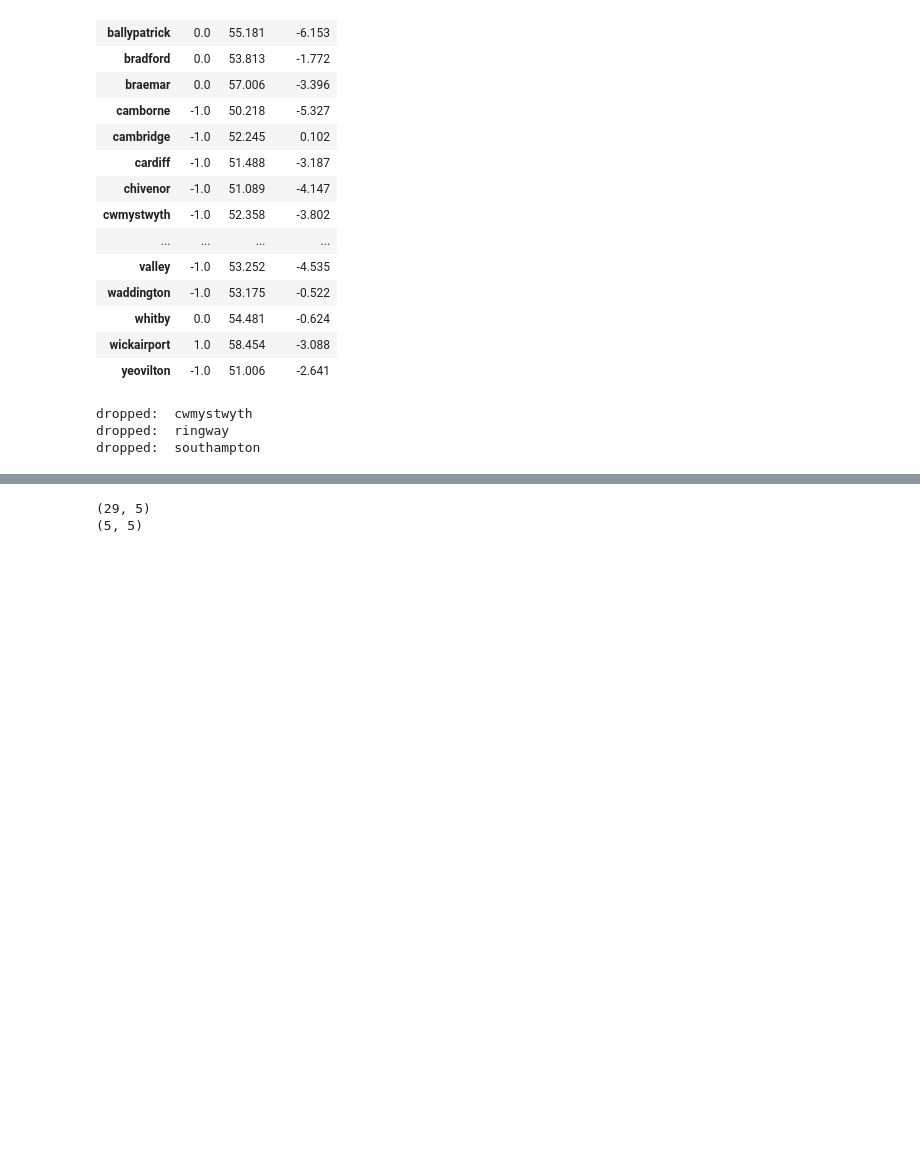
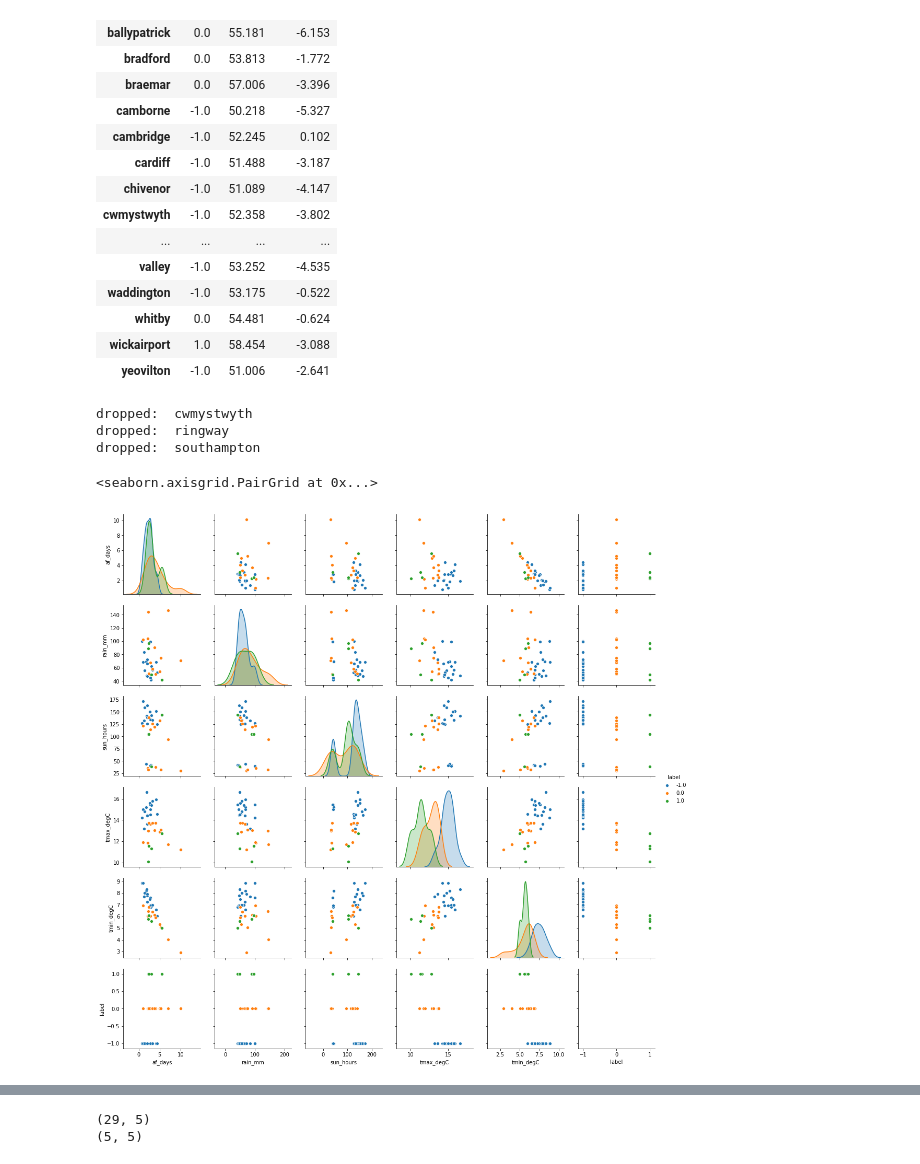
Before and after one commit to mukeswebrian/Analysing-the-impact-of-weather-on-self-reported-happiness, a Jupyter notebook: explore_weather_data.ipynb, the cells around one changed output, grey strips where cells are left out. Drawn from its saved outputs; the diff is of its cells as text; code cells hidden in the pictures; blank space fills up the shorter version.

```diff
--- a/explore_weather_data.ipynb
+++ b/explore_weather_data.ipynb
@@ -465,6 +521,13 @@ labled_data.drop(index=to_drop, inplace=True)
 dropped:  cwmystwyth
 dropped:  ringway
 dropped:  southampton
+# %%
+# visualize labelled stations
+xy = pd.concat([avg_df, labled_data.label], axis=1)
+sns.pairplot(data=xy, hue="label")
+# %% [output]
+<seaborn.axisgrid.PairGrid at 0x...>
+[figure, added]
 # %%
 from sklearn.naive_bayes import GaussianNB
 from sklearn.model_selection import train_test_split
```
Also changed, not shown: parts of 16 cells of this notebook, 1 other file.
